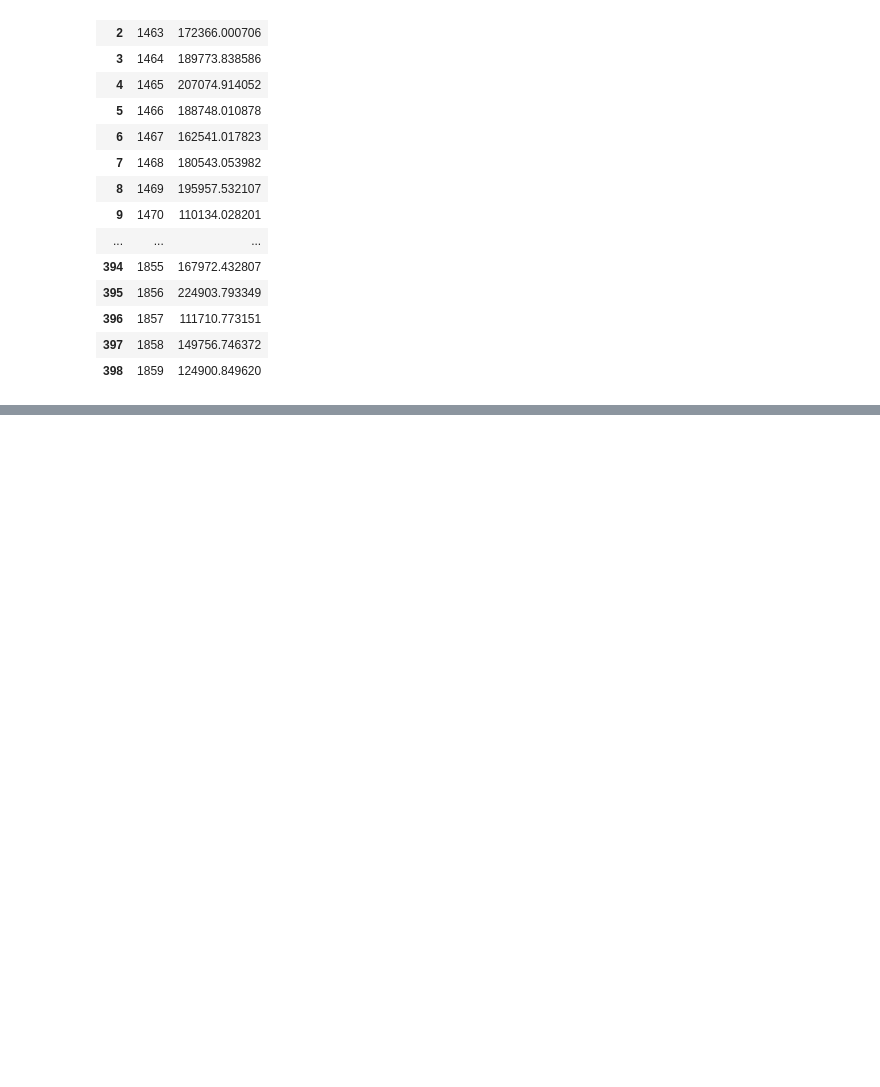
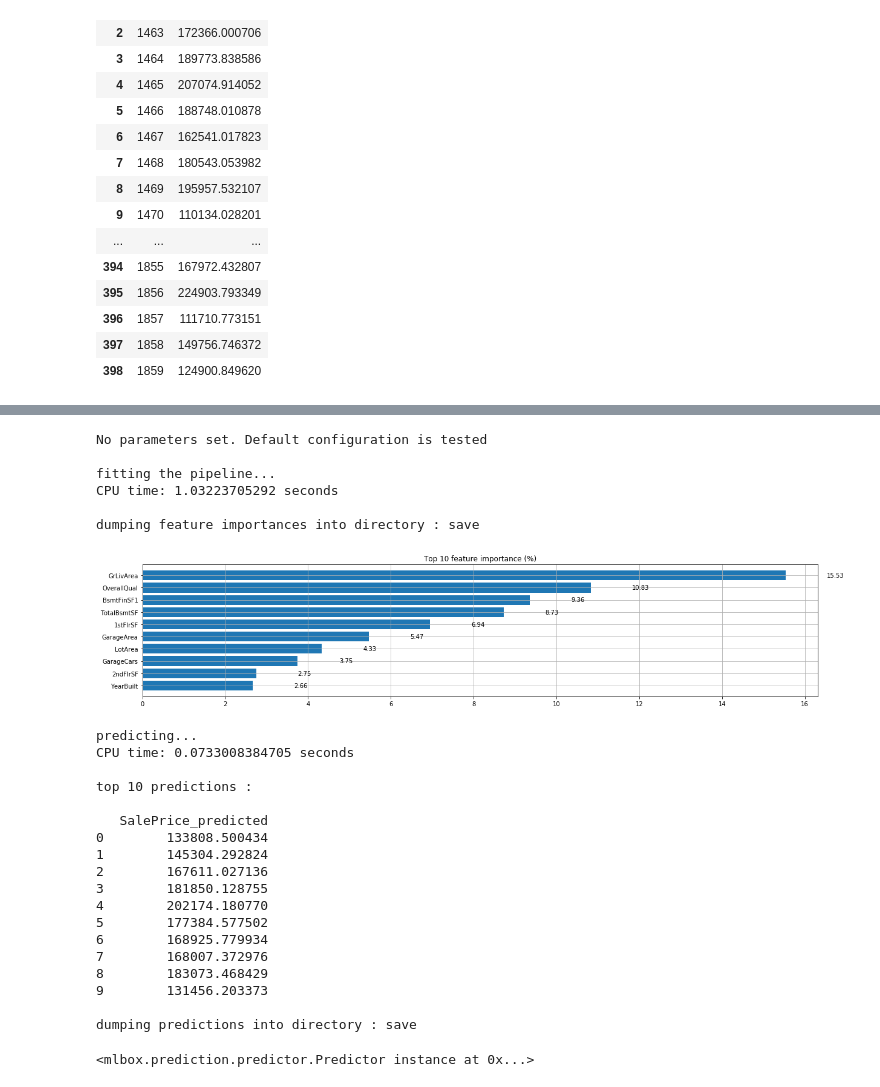
Before and after one commit to hahamark1/kaggle, a Jupyter notebook: SVM_tryout.ipynb, the cells around one changed output, grey strips where cells are left out. Cells and saved outputs as stored; diff of their text form; code cells hidden in the pictures; blank space fills up the shorter version.

Commit message:
included mlbox

```diff
--- a/SVM_tryout.ipynb
+++ b/SVM_tryout.ipynb
@@ -499,0 +502,6 @@ display_side_by_side(ou2,out)
+# %%
+paths = ["train.csv", 'test.csv'] #to modify
+target_name = "SalePrice" #to modify
+# %%
+data = Reader(sep=",").train_test_split(paths, target_name)  #reading
+data = Drift_thresholder().fit_transform(data)  #deleting non-stable variables
@@ -499,0 +526,3 @@ display_side_by_side(ou2,out)
+# %%
+Optimiser().evaluate(None, data)
+print('hoi')
@@ -499,0 +544,29 @@ display_side_by_side(ou2,out)
+# %%
+Predictor().fit_predict(None, data)
+# %% [output]
+No parameters set. Default configuration is tested
+
+fitting the pipeline...
+CPU time: 1.03223705292 seconds
+
+dumping feature importances into directory : save
+[figure, added]
+predicting...
+CPU time: 0.0733008384705 seconds
+
+top 10 predictions :
+
+   SalePrice_predicted
+0        133808.500434
+1        145304.292824
+2        167611.027136
+3        181850.128755
+4        202174.180770
+5        177384.577502
+6        168925.779934
+7        168007.372976
+8        183073.468429
+9        131456.203373
+
+dumping predictions into directory : save
+<mlbox.prediction.predictor.Predictor instance at 0x...>
```
Also changed, not shown: parts of 4 cells of this notebook, 44 other files.
